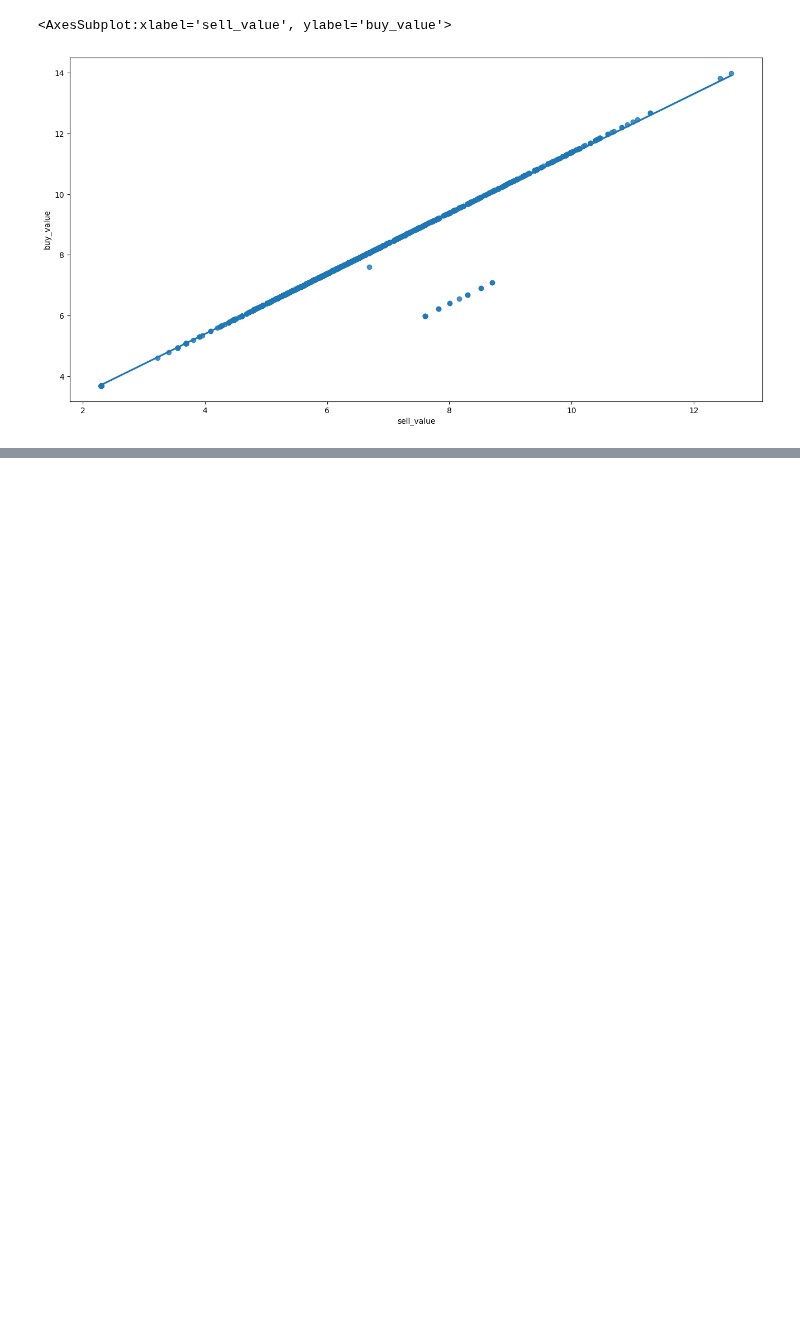
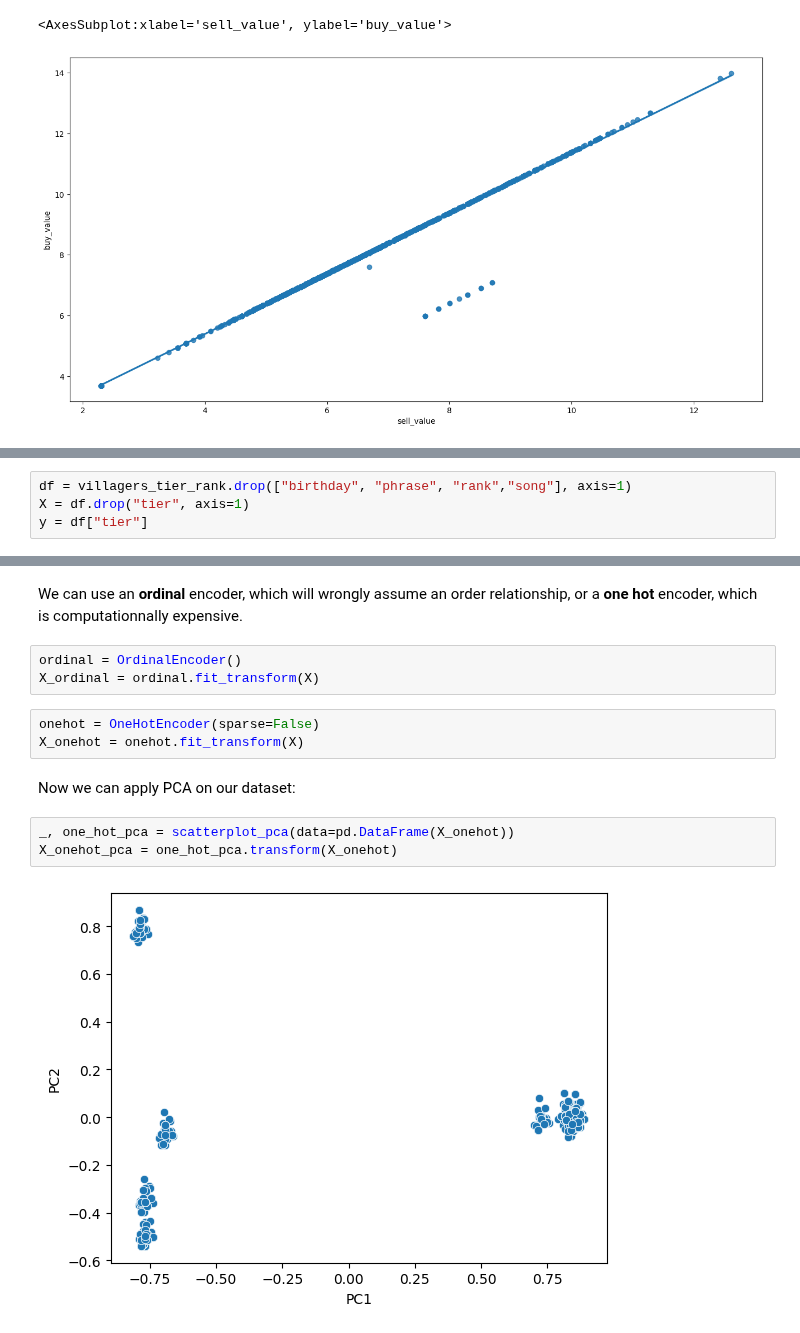
Before and after one commit to ismailkad/acnh_project, a Jupyter notebook: ANCH_eda.ipynb, the cells around one changed output, grey strips where cells are left out. Saved outputs shown, nothing was run; the diff lists cells and outputs as text; blank space fills up the shorter version.

```diff
--- a/ANCH_eda.ipynb
+++ b/ANCH_eda.ipynb
@@ -440,0 +439,4 @@ sns.regplot(x=np.log(items["sell_value"]), y=np.log(items["buy_value"]))
+# %%
+df = villagers_tier_rank.drop(["birthday", "phrase", "rank","song"], axis=1)
+X = df.drop("tier", axis=1)
+y = df["tier"]
@@ -440,0 +460,15 @@ sns.regplot(x=np.log(items["sell_value"]), y=np.log(items["buy_value"]))
+# %% [markdown]
+We can use an **ordinal** encoder, which will wrongly assume an order relationship, or a **one hot** encoder, which is computationnally expensive.
+# %%
+ordinal = OrdinalEncoder()
+X_ordinal = ordinal.fit_transform(X)
+# %%
+onehot = OneHotEncoder(sparse=False)
+X_onehot = onehot.fit_transform(X)
+# %% [markdown]
+Now we can apply PCA on our dataset:
+# %%
+_, one_hot_pca = scatterplot_pca(data=pd.DataFrame(X_onehot))
+X_onehot_pca = one_hot_pca.transform(X_onehot)
+# %% [output]
+[figure, added]
```
Also changed, not shown: parts of 12 cells of this notebook.
